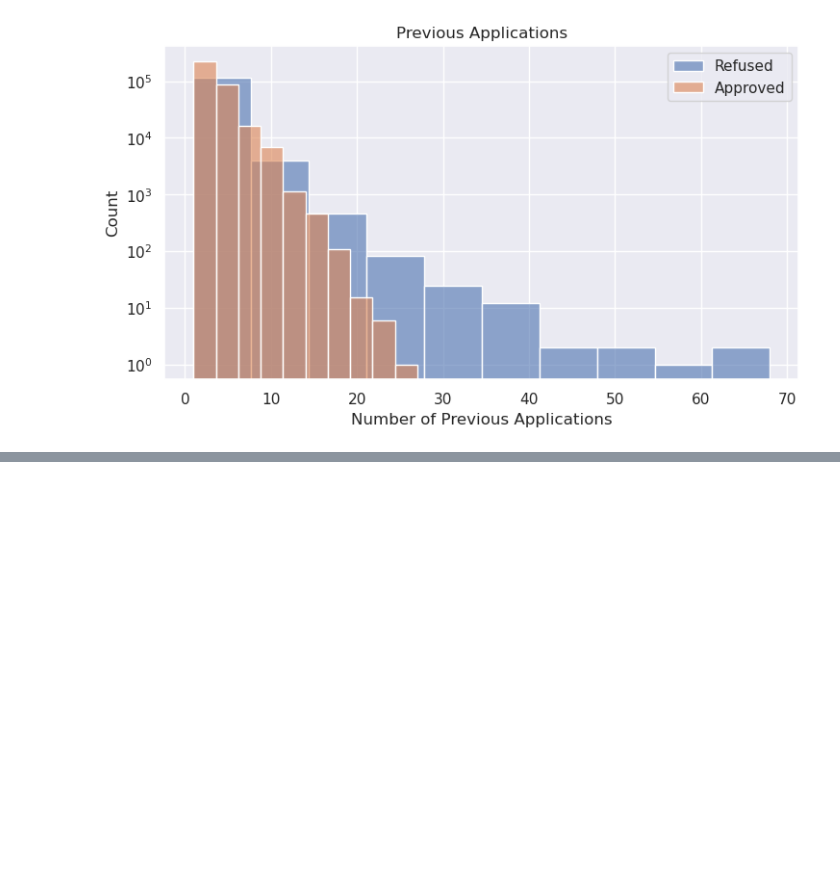
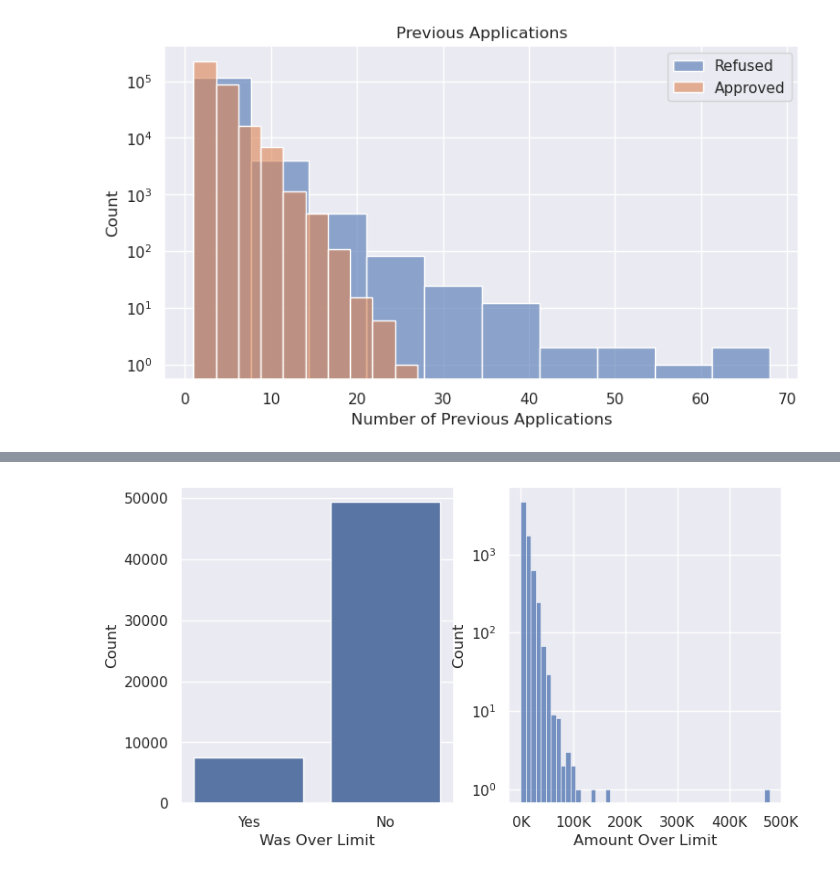
Before and after one commit to gediminas-skvarnavicius/home-credit-group-ml, a Jupyter notebook: EDA.ipynb, the cells around one changed output, grey strips where cells are left out. Cells and saved outputs as stored; diff of their text form; code cells hidden in the pictures; blank space fills up the shorter version.

```diff
--- a/EDA.ipynb
+++ b/EDA.ipynb
@@ -483,0 +563,42 @@ sns.lineplot(x=x_inst, y=x_inst - x_inst*0.1, linestyle="--", label="10% Underpa
+# %%
+active_credit_cards = credit_card_balance.filter(
+    (pl.col("MONTHS_BALANCE") == -1) & (pl.col("NAME_CONTRACT_STATUS") == "Active")
+)
+
+active_credit_cards = active_credit_cards.with_columns(
+    pl.when((pl.col("AMT_CREDIT_LIMIT_ACTUAL") - pl.col("AMT_BALANCE")) < 0)
+    .then(pl.lit(1, pl.Int16))
+    .otherwise(pl.lit(0, pl.Int16))
+    .alias("IS_OVER_LIMIT")
+)
+
+active_credit_cards = active_credit_cards.with_columns(
+(pl.col("AMT_BALANCE") - pl.col("AMT_CREDIT_LIMIT_ACTUAL")).alias("OVER_LIMIT")
+)
+active_credit_cards = active_credit_cards.with_columns(
+pl.when(pl.col('OVER_LIMIT')>0).then(pl.col('OVER_LIMIT')).otherwise(pl.lit(0)).alias('OVER_LIMIT')
+)
+# %%
+fig_over_limit, ax_over_limit = plt.subplots(1, 2, figsize=BASE_FIG_SIZE)
+
+sns.barplot(
+    active_credit_cards["IS_OVER_LIMIT"].value_counts()["counts"], ax=ax_over_limit[0]
+)
+ax_over_limit[0].set_ylabel("Count")
+ax_over_limit[0].set_xlabel("Was Over Limit")
+ax_over_limit[0].set_xticks([0, 1])
+ax_over_limit[0].set_xticklabels(["Yes", "No"])
+
+sns.histplot(
+    active_credit_cards["OVER_LIMIT"].filter(active_credit_cards["OVER_LIMIT"] > 0),
+    bins=50,
+    ax=ax_over_limit[1],
+)
+ax_over_limit[1].set_yscale("log")
+ax_over_limit[1].xaxis.set_major_formatter(
+    ticker.FuncFormatter(lambda x, pos: "{:,.0f}".format(x / 1000) + "K")
+)
+ax_over_limit[1].set_xlabel("Amount Over Limit")
+plt.show()
+# %% [output]
+[figure, added]
```
Also changed, not shown: parts of 9 cells of this notebook, 3 other files.
